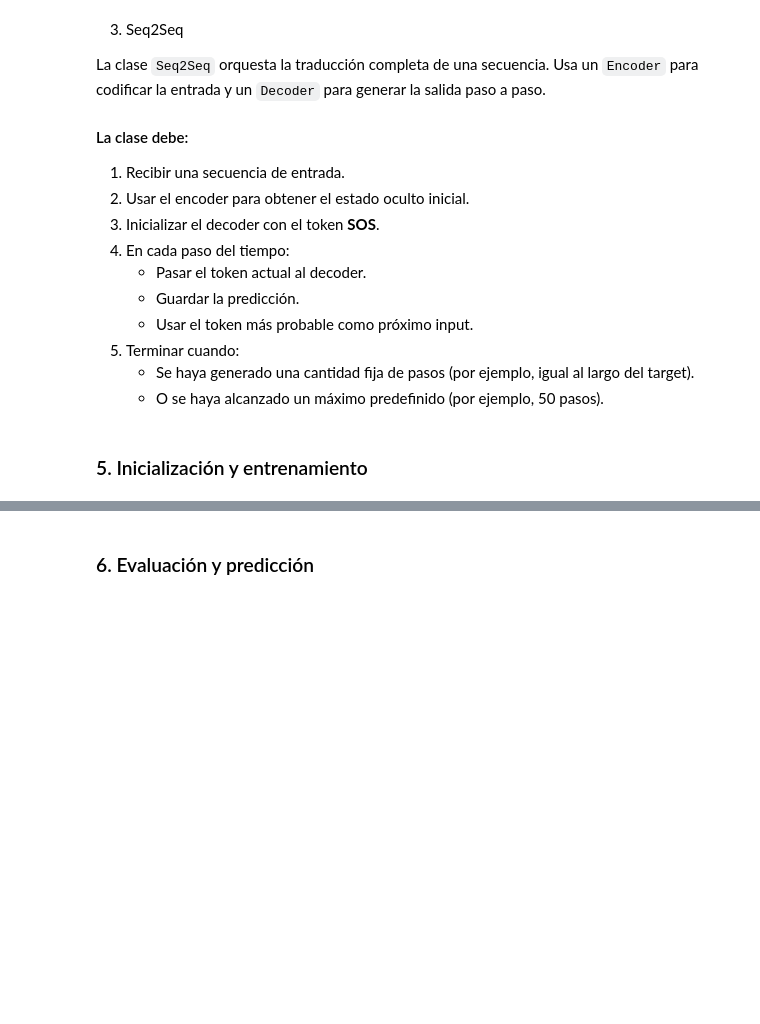
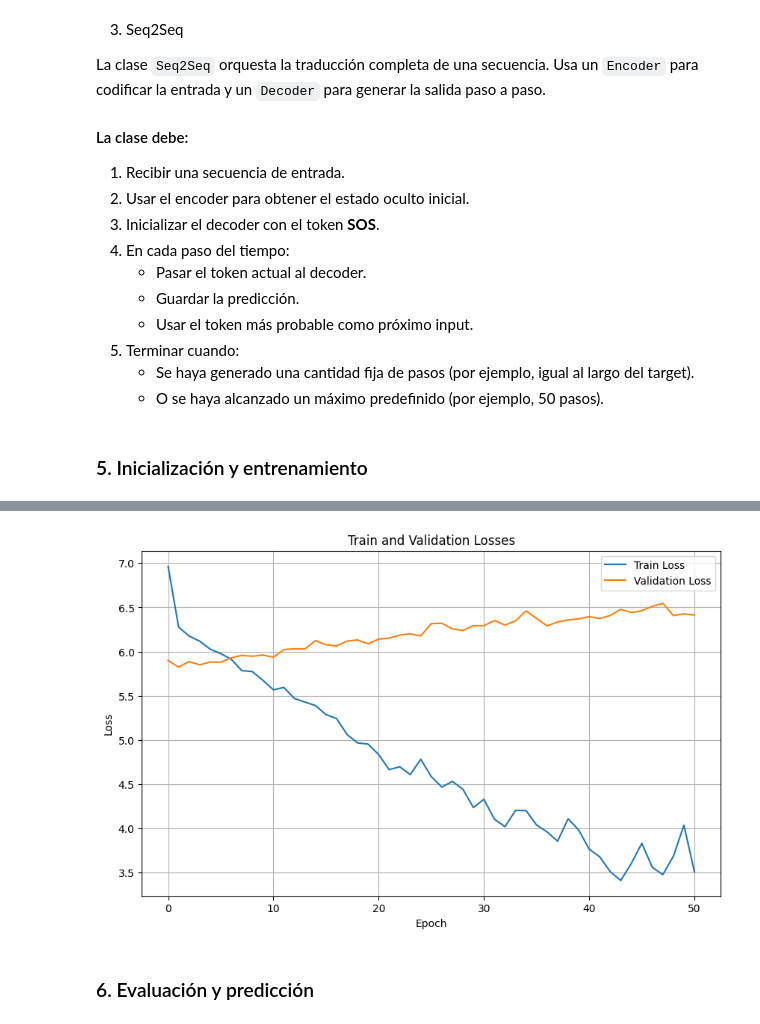
Before and after one commit to aaronbernal28/Aprendizaje-Autom-tico-1, a Jupyter notebook: notebooks/notebook_10_secuencias-published.ipynb, the cells around one changed output, grey strips where cells are left out. Cells and saved outputs as stored; diff of their text form; code cells hidden in the pictures; blank space fills up the shorter version.

```diff
--- a/notebooks/notebook_10_secuencias-published.ipynb
+++ b/notebooks/notebook_10_secuencias-published.ipynb
@@ -358,23 +366,20 @@ input_vocab.n_words()
 # %% [output]
 5627
 # %%
-PAD_token = output_vocab.get_index(palabra='PAD')
+PAD_token = output_vocab.get_index('PAD')
+emb_dim = 64
+
 class Encoder(nn.Module):
     def __init__(self, input_size, hidden_size):
         super().__init__()
-        self.Embedding = nn.Embedding(num_embeddings=input_size, embedding_dim=200, padding_idx=PAD_token)
-        self.LSTM = nn.LSTM(input_size=200, hidden_size=hidden_size, batch_first=True)
-        self.hidden_size = hidden_size
+        self.Embedding = nn.Embedding(num_embeddings=input_size, embedding_dim=emb_dim, padding_idx=PAD_token)
+        self.LSTM = nn.LSTM(input_size=emb_dim, hidden_size=hidden_size, batch_first=True)
 
     def forward(self, input_seq):
         '''
         input_seq: (batch_size, seq_len_in)
-
         '''
-        batch_size = input_seq.size(0)
-
         input_emb = self.Embedding(input_seq)
-
         _, (hidden, cell) = self.LSTM(input_emb)
 
         return hidden, cell
@@ -393,10 +398,9 @@ Debe contener:
 class Decoder(nn.Module):
     def __init__(self, output_size, hidden_size):
         super().__init__()
-        self.Embedding = nn.Embedding(num_embeddings=output_size, embedding_dim=200, padding_idx=PAD_token)
-        self.LSTM = nn.LSTM(input_size=200, hidden_size=hidden_size, batch_first=True)
+        self.Embedding = nn.Embedding(num_embeddings=output_size, embedding_dim=emb_dim, padding_idx=PAD_token)
+        self.LSTM = nn.LSTM(input_size=emb_dim, hidden_size=hidden_size, batch_first=True)
         self.Linear = nn.Linear(in_features=hidden_size, out_features=output_size)
-        self.hidden_size = hidden_size
 
     def forward(self, input_token, hidden, cell):
         '''
@@ -409,7 +413,7 @@ class Decoder(nn.Module):
         if input_token.dim() == 1:
             input_token = input_token.unsqueeze(1)
 
-        input_emb = self.Embedding(input_token)#.to(device)
+        input_emb = self.Embedding(input_token)
 
         out, (hidden, cell) = self.LSTM(input_emb, (hidden, cell))
 
@@ -478,7 +521,7 @@ OUTPUT_DIM = output_vocab.n_words()     # tamaño del vocabulario de salida
 HIDDEN_DIM = 256                 # tamaño del estado oculto
 MAX_LEN = 50                     # longitud máxima de la secuencia de salida
 NUM_EPOCHS = 80
-LEARNING_RATE = 0.0001
+LEARNING_RATE = 0.001
 
 # Inicializar encoder, decoder y modelo Seq2Seq
 encoder = Encoder(INPUT_DIM, HIDDEN_DIM).to(device)
@@ -489,6 +532,7 @@ model = Seq2Seq(encoder, decoder).to(device)
 # Función de pérdida y optimizador
 PAD_token = output_vocab.get_index(palabra='PAD')
 criterion = nn.CrossEntropyLoss(ignore_index=PAD_token)
-optimizer = torch.optim.Adam(model.parameters(), lr=LEARNING_RATE)
+#criterion = nn.NLLLoss(ignore_index=PAD_token)
+optimizer = torch.optim.AdamW(model.parameters(), lr=LEARNING_RATE)
 print(f"Modelo creado con {sum(p.numel() for p in model.parameters())} parámetros")
 # %% [output]
@@ -525,12 +569,13 @@ def evaluate_model(model, dataloader, criterion):
             input_seq = input_seq.to(device)
             target_seq = target_seq.to(device)
             #
-            output = model(input_seq=input_seq, max_len=MAX_LEN)
+            #output = model(input_seq=input_seq, max_len=MAX_LEN)
+            output = model(input_seq=input_seq, target_seq=target_seq, max_len=MAX_LEN, teacher_forcing_ratio=0.0)
 
             output = output.reshape(-1, output.size(-1))
             target_seq = target_seq.reshape(-1)
 
-            loss = criterion(output, target_seq)
+            loss = criterion(output.to(device), target_seq.to(device))
             total_loss += loss.item()
 
     return total_loss / len(dataloader)
@@ -548,13 +593,13 @@ def train_epoch(model, dataloader, optimizer, criterion):
 
         optimizer.zero_grad()
         # Forward pass
-        output = model(input_seq, MAX_LEN, teacher_forcing_ratio=0.5)#, target_seq, MAX_LEN, teacher_forcing_ratio=0.5)
+        output = model(input_seq, target_seq, MAX_LEN, teacher_forcing_ratio=0.5)
         # Calcular pérdida
         # Reshape para calcular cross entropy
         output = output.reshape(-1, output.size(-1))
         target_seq = target_seq.reshape(-1)
 
-        loss = criterion(output, target_seq)
+        loss = criterion(output.to(device), target_seq.to(device))
 
         # Backward pass
         loss.backward()
@@ -602,3 +662,15 @@ RuntimeError: "host_softmax" not implemented for 'Long'
+# %%
+plt.figure(figsize=(10, 6))
+plt.plot(train_losses, label='Train Loss')
+plt.plot(val_losses, label='Validation Loss')
+plt.xlabel('Epoch')
+plt.ylabel('Loss')
+plt.title('Train and Validation Losses')
+plt.legend()
+plt.grid(True)
+plt.show()
+# %% [output]
+[figure, added]
 # %% [markdown]
 ### 6. Evaluación y predicción
 # %%
```
Also changed, not shown: parts of 12 cells of this notebook.
